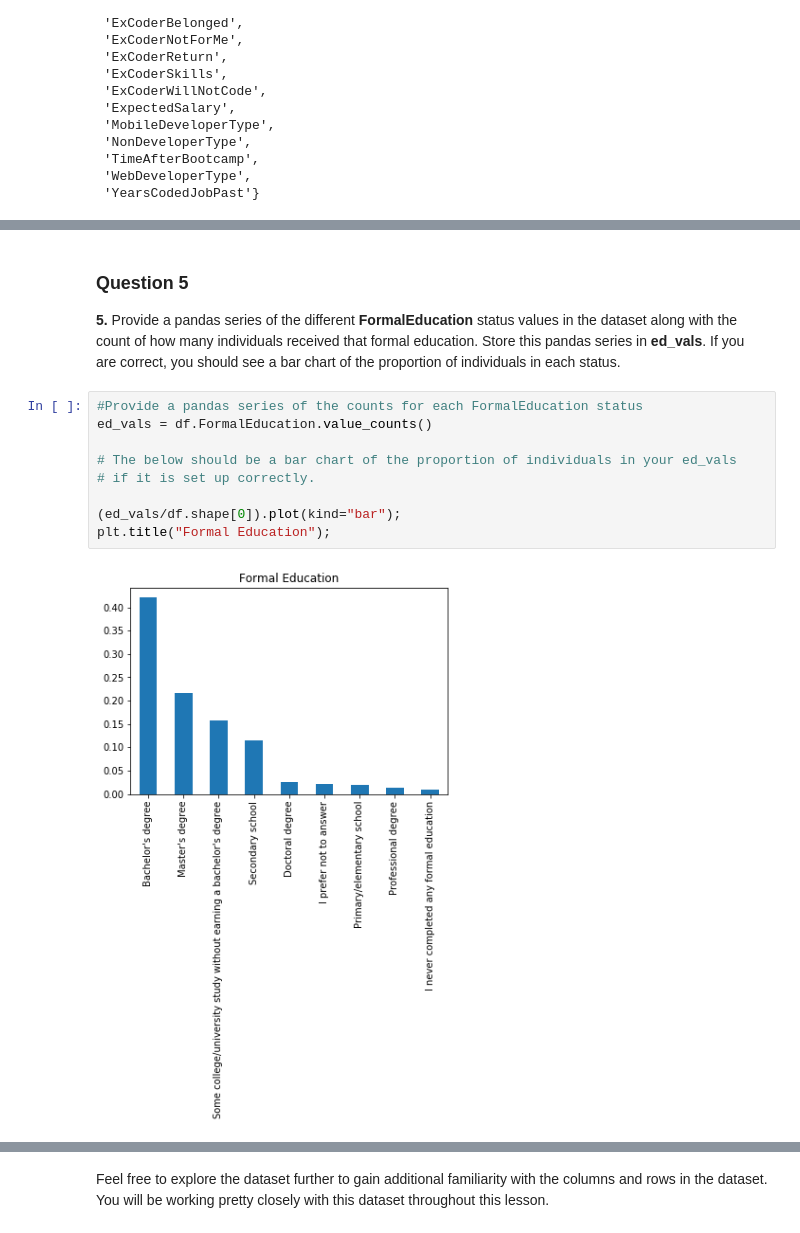
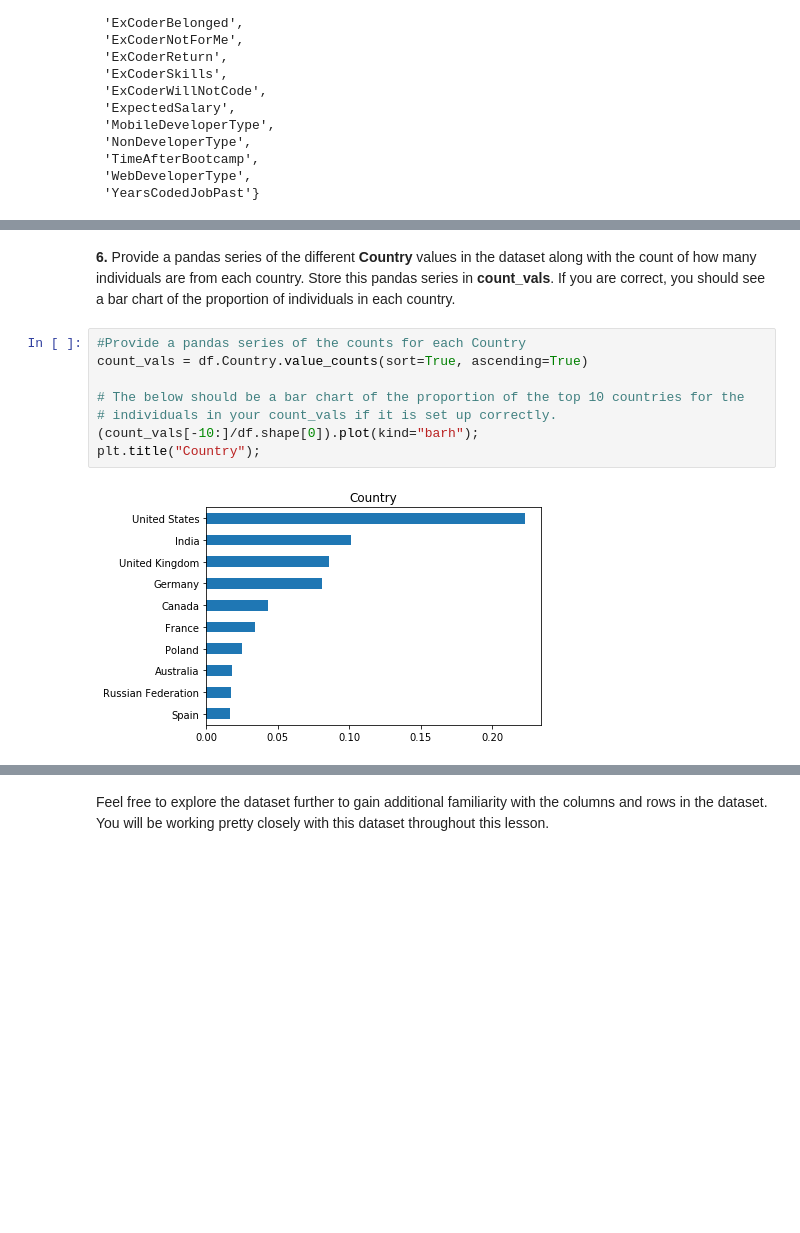
Before and after one commit to eatPizza311/Udacity-DSND, a Jupyter notebook: L1-Introduction to Data Science/CRISP_DM/CRISP-DM_quiz.ipynb, the cells around one changed output, grey strips where cells are left out. Cells and saved outputs as stored; diff of their text form; blank space fills up the shorter version.

```diff
--- a/L1-Introduction to Data Science/CRISP_DM/CRISP-DM_quiz.ipynb
+++ b/L1-Introduction to Data Science/CRISP_DM/CRISP-DM_quiz.ipynb
@@ -88,15 +116,12 @@ plt.title("What kind of developer are you?");
 # %% [markdown]
-### Question 5
-
-**5.** Provide a pandas series of the different **FormalEducation** status values in the dataset along with the count of how many individuals received that formal education.  Store this pandas series in **ed_vals**.  If you are correct, you should see a bar chart of the proportion of individuals in each status.
+**6.** Provide a pandas series of the different **Country** values in the dataset along with the count of how many individuals are from each country.  Store this pandas series in **count_vals**.  If you are correct, you should see a bar chart of the proportion of individuals in each country.
 # %%
-#Provide a pandas series of the counts for each FormalEducation status
-ed_vals = df.FormalEducation.value_counts()
+#Provide a pandas series of the counts for each Country
+count_vals = df.Country.value_counts(sort=True, ascending=True)
 
-# The below should be a bar chart of the proportion of individuals in your ed_vals
-# if it is set up correctly.
-
-(ed_vals/df.shape[0]).plot(kind="bar");
-plt.title("Formal Education");
+# The below should be a bar chart of the proportion of the top 10 countries for the
+# individuals in your count_vals if it is set up correctly.
+(count_vals[-10:]/df.shape[0]).plot(kind="barh");
+plt.title("Country");
 # %% [output]
-[figure, old version]
+[figure, new version]
```
Also changed, not shown: parts of 103 cells of this notebook.
